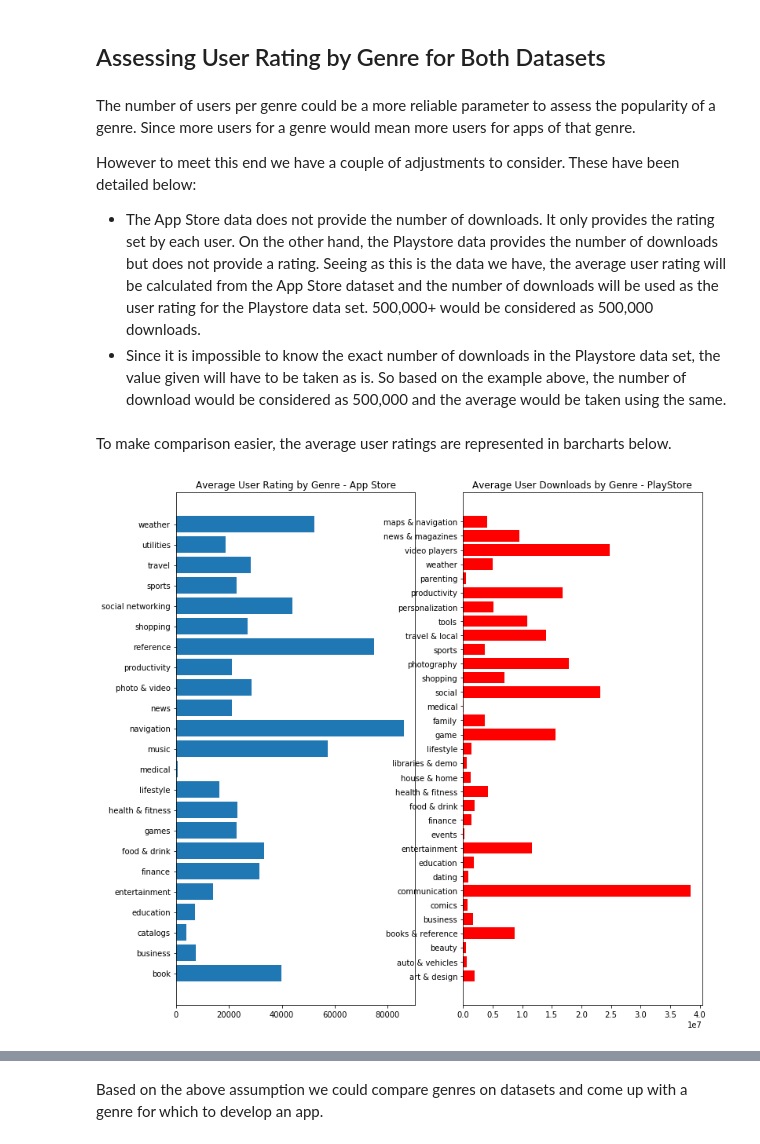
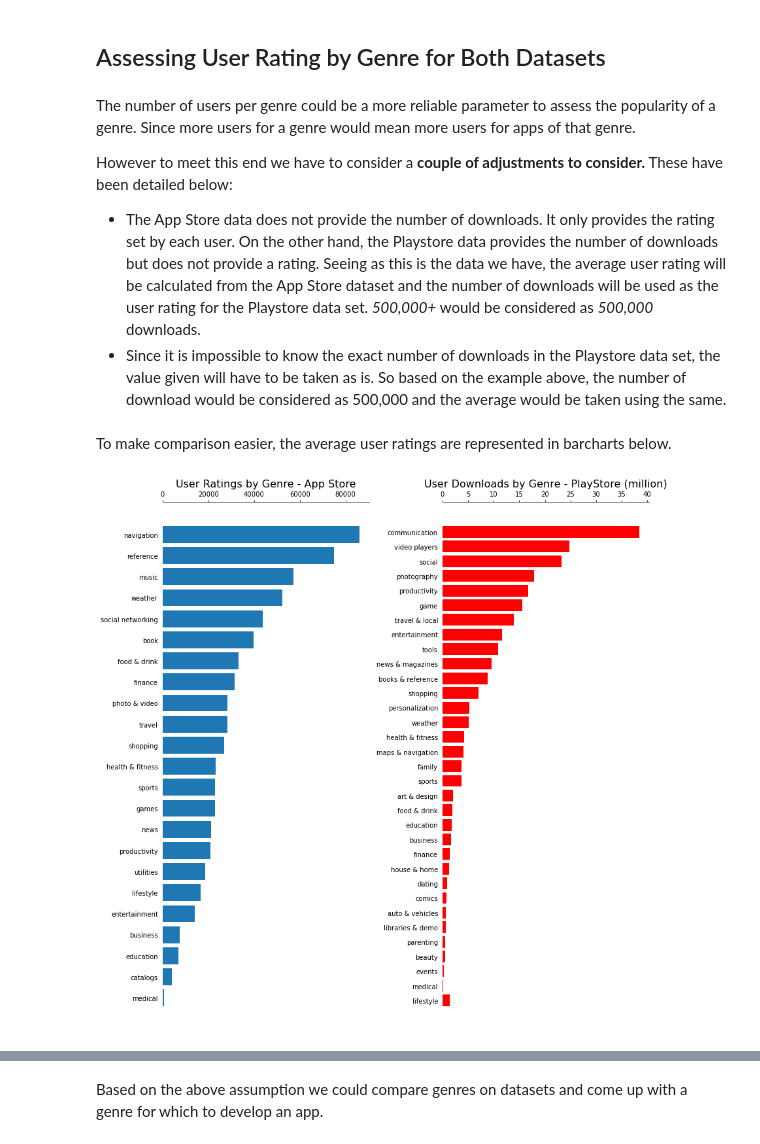
Before and after one commit to xcrusader/DQproject1, a Jupyter notebook: Popular App Profiles on Google Play and App Store.ipynb, the cells around one changed output, grey strips where cells are left out. Saved outputs shown, nothing was run; the diff lists cells and outputs as text; code cells hidden in the pictures.

```diff
--- a/Popular App Profiles on Google Play and App Store.ipynb
+++ b/Popular App Profiles on Google Play and App Store.ipynb
@@ -503,14 +594,14 @@ Will it Crush? : GAME : Simulation
 # %% [markdown]
 The number of users per genre could be a more reliable parameter to assess the popularity of a genre. Since more users for a genre would mean more users for apps of that genre.
 
-However to meet this end we have a couple of adjustments to consider. These have been detailed below:
-- The App Store data does not provide the number of downloads. It only provides the rating set by each user. On the other hand, the Playstore data provides the number of downloads but does not provide a rating. Seeing as this is the data we have, the average user rating will be calculated from the App Store dataset and the number of downloads will be used as the user rating for the Playstore data set. 500,000+ would be considered as 500,000 downloads.
+However to meet this end we have to consider a **couple of adjustments to consider.** These have been detailed below:
+- The App Store data does not provide the number of downloads. It only provides the rating set by each user. On the other hand, the Playstore data provides the number of downloads but does not provide a rating. Seeing as this is the data we have, the average user rating will be calculated from the App Store dataset and the number of downloads will be used as the user rating for the Playstore data set. *500,000+* would be considered as *500,000* downloads.
 - Since it is impossible to know the exact number of downloads in the Playstore data set, the value given will have to be taken as is. So based on the example above, the number of download would be considered as 500,000 and the average would be taken using the same.
 # %%
 apple_user_rating = []
 prime_genre_dict = freq_table(appl_free_apps, -5)
 
-#Calculating the average user rating for each genre in the filtered App Store data
+#Calculate the average user rating for each genre in the filtered App Store data
 for genre in prime_genre_dict:
     total = 0
     len_genre = 0
@@ -526,13 +617,13 @@ for genre in prime_genre_dict:
 
 #Generating a Dataframe for a graph
 apple_user_rating_df = pd.DataFrame(apple_user_rating, columns = ["genre","apple_avg_user_rating"])
-apple_user_rating_df.sort_values(by = ["genre"],inplace = True)
+apple_user_rating_df.sort_values(by = ["apple_avg_user_rating"],inplace = True)
 apple_user_rating_df['genre'] = apple_user_rating_df['genre'].str.lower()
 # %%
 category_dict = freq_table(free_apps, 1)
 google_user_rating = []
 
-#Calculating the average user rating for each genre in the filtered Playstore data
+#Calculate the average user rating for each genre in the filtered Playstore data
 for category in category_dict:
     total = 0
     len_category = 0
@@ -547,19 +638,32 @@ for category in category_dict:
 
 #Generating a Dataframe for a graph
 google_user_rating_df = pd.DataFrame(google_user_rating, columns = ["genre","google_avg_user_downloads"])
+google_user_rating_df.sort_values(by = ["google_avg_user_downloads"],inplace = True)
 google_user_rating_df['genre'] = google_user_rating_df['genre'].str.lower().str.replace('_',' ').str.replace('and','&')
 # %% [markdown]
 To make comparison easier, the average user ratings are represented in barcharts below.
 # %%
-from matplotlib import pyplot as plt
+import matplotlib.pyplot as plt
 fig = plt.figure(figsize = (12,12))
-plt.subplot(1,2,1)
-plt.title("Average User Rating by Genre - App Store")
-plt.barh(width = apple_user_rating_df['apple_avg_user_rating'], y = apple_user_rating_df['genre'])
-plt.subplot(1,2,2)
-plt.title("Average User Downloads by Genre - PlayStore")
-plt.barh(width = google_user_rating_df['google_avg_user_downloads'], y = google_user_rating_df['genre'],color = 'red')
+ax1 = fig.add_subplot(121)
+ax1.set_title("User Ratings by Genre - App Store",size=16)
+ax1.barh(width = apple_user_rating_df['apple_avg_user_rating'], y = apple_user_rating_df['genre'])
+for key, values in ax1.spines.items():
+    if key!="top":
+        ax1.spines[key].set_visible(False)
+ax1.xaxis.tick_top()
+ax1.tick_params(left = False)
+
+ax2 = fig.add_subplot(122)
+ax2.set_title("User Downloads by Genre - PlayStore (million)",size=16)
+ax2.barh(width = google_user_rating_df['google_avg_user_downloads']/1000000, y = google_user_rating_df['genre'],color = 'red')
+for key, values in ax2.spines.items():
+    if key!="top":
+        ax2.spines[key].set_visible(False)
+ax2.xaxis.tick_top()
+ax2.tick_params(left = False)
+plt.tight_layout()
 plt.show()
 # %% [output]
-[figure, old version]
+[figure, new version]
 # %% [markdown]
```
Also changed, not shown: parts of 60 cells of this notebook.
